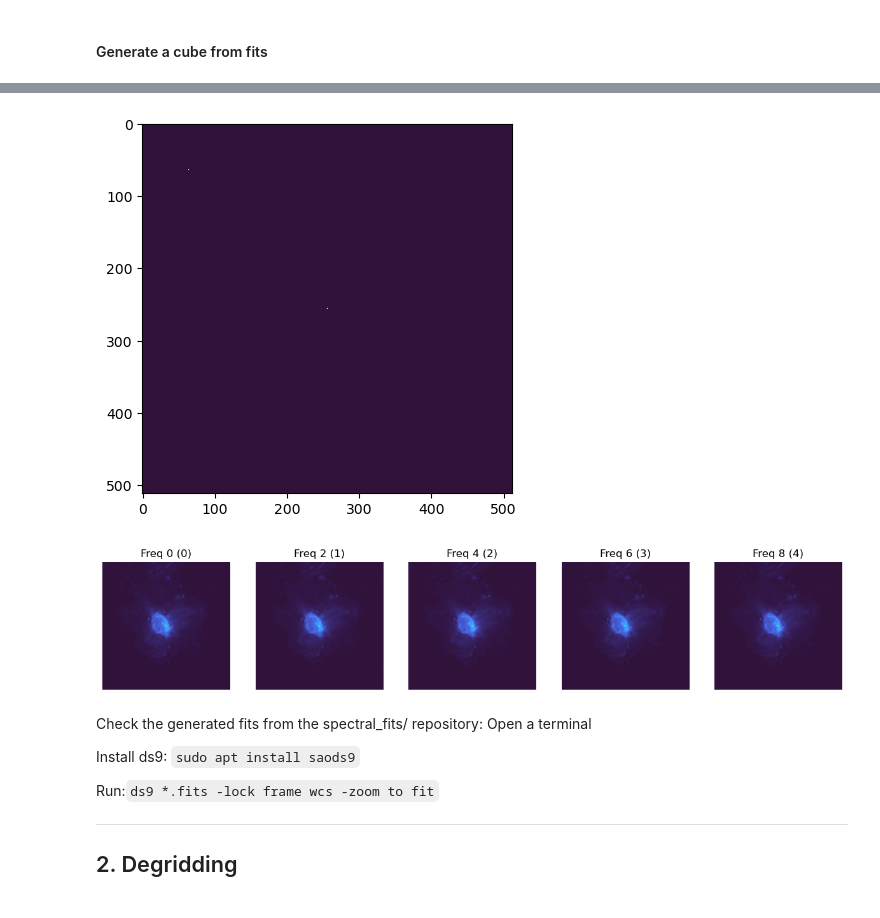
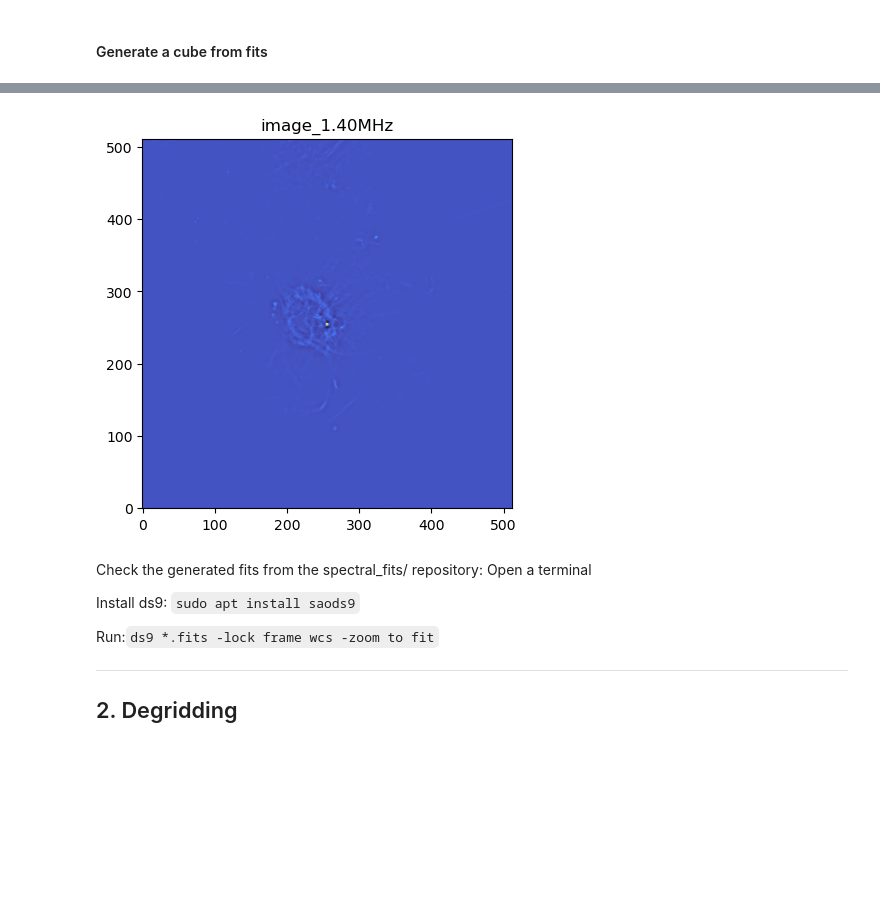
Before and after one commit to Ophelie-Renaud/measurementset-simulator, a Jupyter notebook: fits_to_vis.ipynb, the cells around one changed output, grey strips where cells are left out. Drawn from its saved outputs; the diff is of its cells as text; code cells hidden in the pictures; blank space fills up the shorter version.

```diff
--- a/fits_to_vis.ipynb
+++ b/fits_to_vis.ipynb
@@ -186,16 +152,14 @@ def apply_random_filter(image_2d, filter_type='lowpass'):
         return image_2d  # Aucune modification si le filtre n'est pas reconnu
 
 
-def generate_spectral_cube(base_fits, output_dir="fits_output", num_freqs=10, freq_start=1.0, freq_step=0.1, alpha=-0.7):
+def generate_spectral_cube(base_fits, output_dir="spectral_fits", num_freqs=10, freq_start=1.0, freq_step=0.1, alpha=-0.7):
 
     """Génère un cube FITS à partir d'une image 2D en simulant plusieurs fréquences."""
 
     # Lire l'image FITS 2D
     hdulist = fits.open(base_fits)
-    print(hdulist.info())
     image_2d = hdulist[0].data
     header = hdulist[0].header
-    print(header)
 
 
     # Vérifier la forme de l'image
@@ -208,55 +172,35 @@ def generate_spectral_cube(base_fits, output_dir="fits_output", num_freqs=10, fr
     # Créer un dossier pour les fichiers FITS
     os.makedirs(output_dir, exist_ok=True)
 
-     # Appliquer un filtre différent à chaque fréquence
-    cube_3d = np.zeros((num_freqs, image_2d.shape[0], image_2d.shape[1]))
+     # Cube vide avec axes (npol, nfreq, ny, nx)
+    npol = 1  # Une seule polarisation (Stokes I)
+    cube_4d = np.zeros((npol, num_freqs, image_2d.shape[0], image_2d.shape[1]))
+
 
     for i, freq in enumerate(freqs):
         # Appliquer un filtre aléatoire pour chaque fréquence
         filter_type = np.random.choice(['lowpass', 'highpass'])
-        filtered_image = apply_random_filter(image_2d, filter_type=filter_type)
-        scaled_image = filtered_image
+        cube_4d[0, i, :, :] = apply_random_filter(image_2d, filter_type=filter_type)
         # Sauvegarder chaque fréquence dans un fichier FITS distinct
         output_filename = os.path.join(output_dir, f"image_{freq:.2f}MHz.fits")
-        hdu = fits.PrimaryHDU(scaled_image, header=header)
-        hdu.writeto(output_filename, overwrite=True)
 
-        # header from the native fits
-        N=512
-        test_beam=np.zeros((N,N))
-        test_beam[N//2,N//2]=1
-        test_beam[N//8,N//8]=1
-        plt.imshow(test_beam,cmap='turbo')
-        test_beam=np.expand_dims(test_beam,axis=(0,1))
 
-        fits.writeto(output_filename, test_beam, header=gt_hdu.header, output_verify='exception', overwrite=True, checksum=False)
-
+        # Sauvegarder le cube en FITS
+        fits.writeto(output_filename, cube_4d, header, overwrite=True)
         print(f"Fichier enregistré : {output_filename} avec filtre {filter_type}")
 
 
-def plot_fits_cube(cube_fits, num_slices=5):
-    """Affiche quelques tranches du cube FITS."""
-    hdulist = fits.open(cube_fits)
-    print(hdulist.info())
-    cube = hdulist[0].data
+# Utilisation from SGRA_full_gt
+generate_spectral_cube("SGRA_full_gt.fits", output_dir="spectral_fits", num_freqs=10, freq_start=1.4, freq_step=0.1, alpha=-0.5)
 
-    fig, axes = plt.subplots(1, num_slices, figsize=(15, 5))
+# Visualiser le cube frame par frame
+gt_name_1 = "spectral_fits/image_1.40MHz.fits"
 
-    vmin = cube.min() * 1.5  # Exagérer la valeur minimale pour éclaircir les zones sombres
-    vmax = cube.max() * 1.1  # Exagérer la valeur maximale pour mieux distinguer les détails
+gt_hdu_1 = fits.open(gt_name_1)[0]
+gt_1 = readFits(gt_name_1)
 
-    for i, ax in enumerate(axes):
-        slice_idx = int(i * (cube.shape[0] / num_slices))
-        img = cube[slice_idx]
+print(gt_hdu_1.header)
 
-        ax.imshow(img, cmap='turbo', origin='lower', vmin=vmin, vmax=vmax)
-        ax.set_title(f"Freq {slice_idx} ({i})")
-        ax.axis("off")
-
-    plt.show()
-
-# Utilisation
-generate_spectral_cube("SGRA_full_gt.fits", output_dir="spectral_fits", num_freqs=10, freq_start=1.4, freq_step=0.1, alpha=-0.5)
-# Visualiser le cube
-plot_fits_cube("cube.fits")
+cmap='turbo'
+plotNImages([gt_1], ["image_1.40MHz"], cmap="turbo")
 # %% [output]
@@ -282,5 +218,4 @@ None
-[figure, old version]
+[figure, new version]
-[figure, removed]
 # %% [markdown]
 Check the generated fits from the spectral_fits/ repository:
 Open a terminal
```
Also changed, not shown: parts of 5 cells of this notebook, 16 other files.
